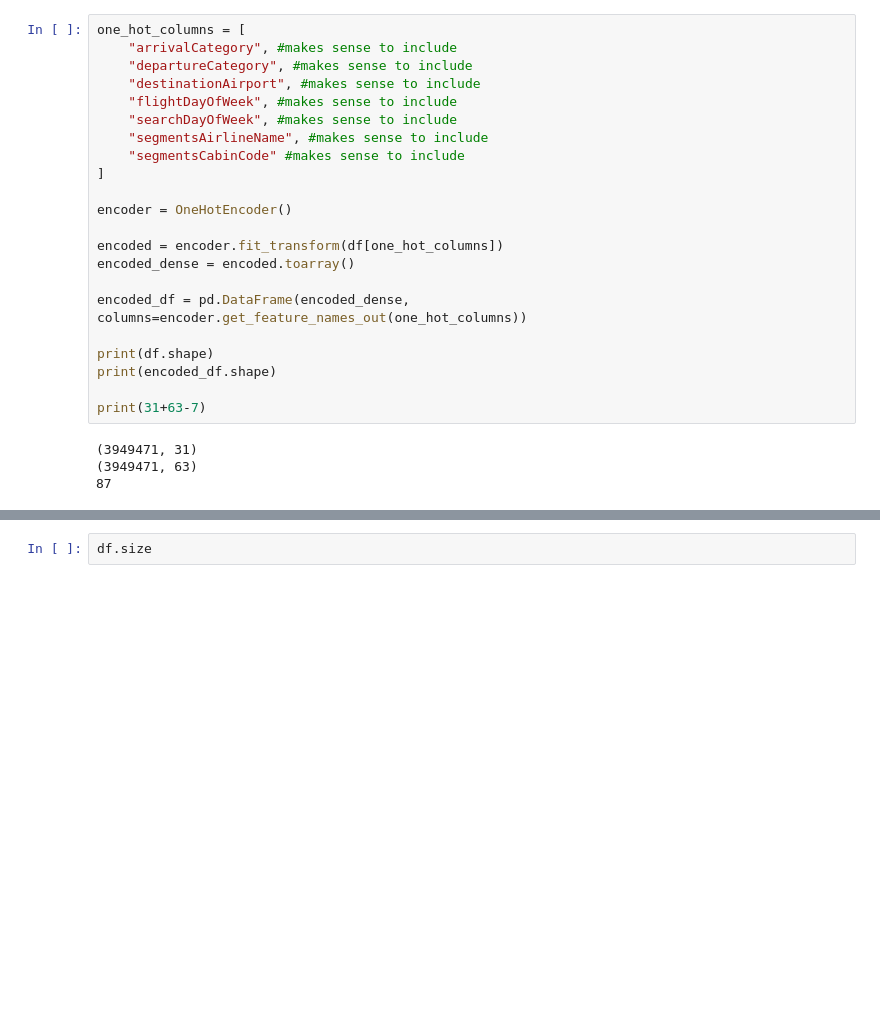
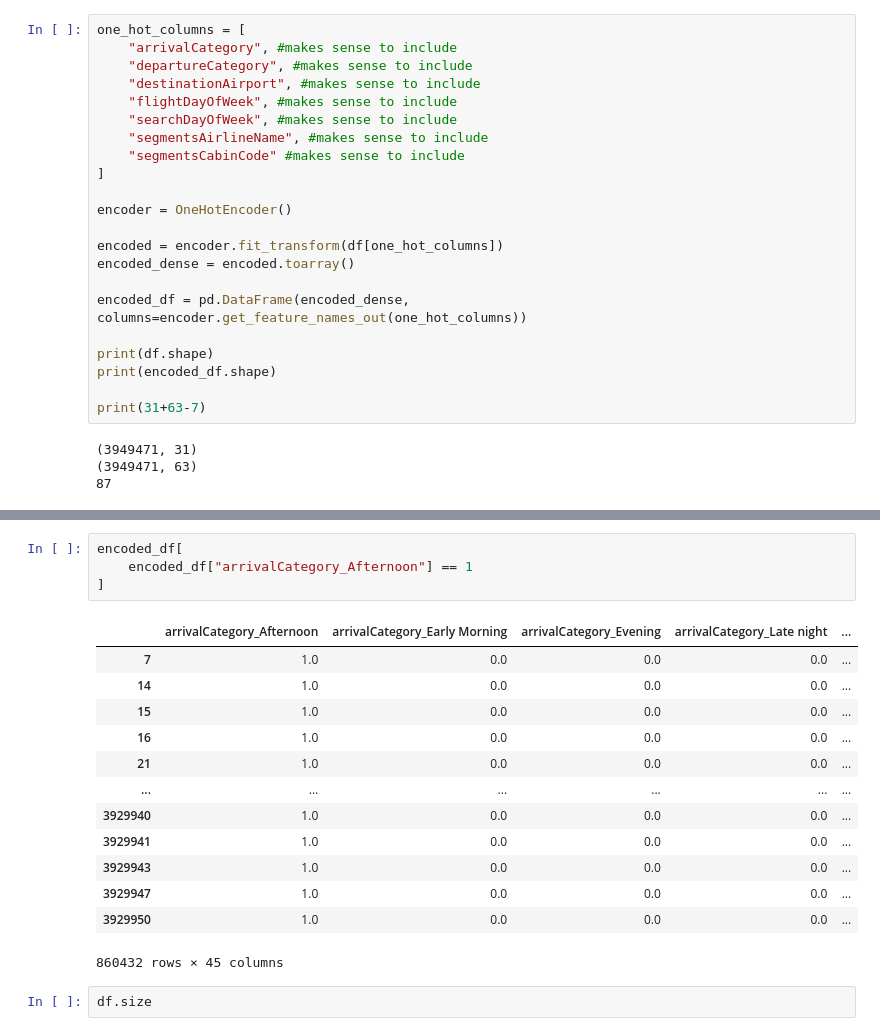
Before and after one commit to chriskuz/intro_to_python_project, a Jupyter notebook: src/ck_encoding.ipynb, the cells around one changed output, grey strips where cells are left out. Saved outputs shown, nothing was run; the diff lists cells and outputs as text; blank space fills up the shorter version.

```diff
--- a/src/ck_encoding.ipynb
+++ b/src/ck_encoding.ipynb
@@ -116,3 +151,21 @@ print(31+63-7)
+# %%
+encoded_df[
+    encoded_df["arrivalCategory_Afternoon"] == 1
+]
+# %% [output]
+|  | arrivalCategory_Afternoon | arrivalCategory_Early Morning | arrivalCategory_Evening | arrivalCategory_Late night | ... |
+| 7 | 1.0 | 0.0 | 0.0 | 0.0 | ... |
+| 14 | 1.0 | 0.0 | 0.0 | 0.0 | ... |
+| 15 | 1.0 | 0.0 | 0.0 | 0.0 | ... |
+| 16 | 1.0 | 0.0 | 0.0 | 0.0 | ... |
+| 21 | 1.0 | 0.0 | 0.0 | 0.0 | ... |
+| ... | ... | ... | ... | ... | ... |
+| 3929940 | 1.0 | 0.0 | 0.0 | 0.0 | ... |
+| 3929941 | 1.0 | 0.0 | 0.0 | 0.0 | ... |
+| 3929943 | 1.0 | 0.0 | 0.0 | 0.0 | ... |
+| 3929947 | 1.0 | 0.0 | 0.0 | 0.0 | ... |
+| 3929950 | 1.0 | 0.0 | 0.0 | 0.0 | ... |
+860432 rows × 45 columns
 # %%
 df.size
 # %% [output]
```
Also changed, not shown: parts of 7 cells of this notebook, 2 other files.
